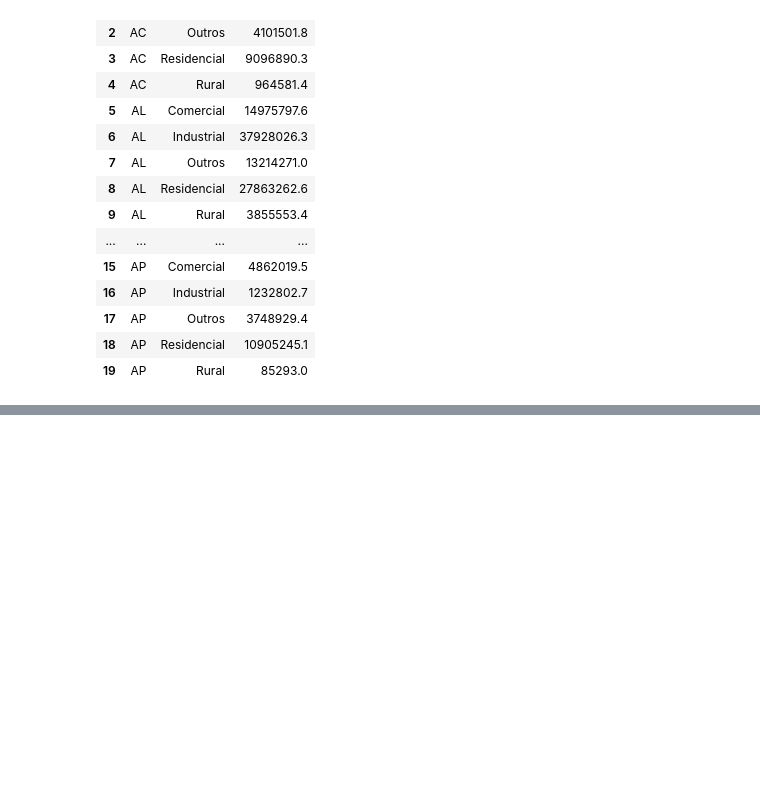
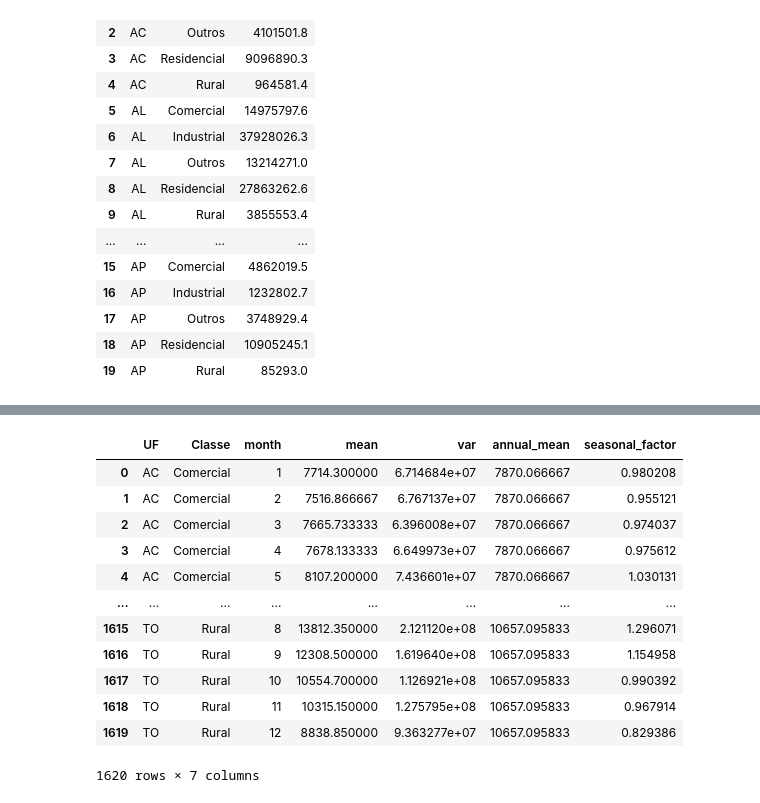
Before and after one commit to carbon-footprint-analysis/carbon-footprint-analysis, a Jupyter notebook: notebooks/eda.ipynb, the cells around one changed output, grey strips where cells are left out. Cells and saved outputs as stored; diff of their text form; code cells hidden in the pictures; blank space fills up the shorter version.

```diff
--- a/notebooks/eda.ipynb
+++ b/notebooks/eda.ipynb
@@ -1016,0 +1190,41 @@ memory usage: 61.0+ MB
+# %%
+monthly_stats = (
+    df_epe
+    .groupby(['UF','Classe','month'])['Consumo']
+    .agg(['mean','var'])
+    .reset_index()
+)
+# %%
+annual_mean = (
+    df_epe
+    .groupby(['UF','Classe'])['Consumo']
+    .mean()
+    .reset_index()
+    .rename(columns={'Consumo':'annual_mean'})
+)
+# %%
+monthly_stats = monthly_stats.merge(
+    annual_mean,
+    on=['UF','Classe']
+)
+# %%
+monthly_stats['seasonal_factor'] = (
+    monthly_stats['mean'] /
+    monthly_stats['annual_mean']
+)
+# %%
+monthly_stats
+# %% [output]
+|  | UF | Classe | month | mean | var | annual_mean | seasonal_factor |
+| 0 | AC | Comercial | 1 | 7714.300000 | 6.714684e+07 | 7870.066667 | 0.980208 |
+| 1 | AC | Comercial | 2 | 7516.866667 | 6.767137e+07 | 7870.066667 | 0.955121 |
+| 2 | AC | Comercial | 3 | 7665.733333 | 6.396008e+07 | 7870.066667 | 0.974037 |
+| 3 | AC | Comercial | 4 | 7678.133333 | 6.649973e+07 | 7870.066667 | 0.975612 |
+| 4 | AC | Comercial | 5 | 8107.200000 | 7.436601e+07 | 7870.066667 | 1.030131 |
+| ... | ... | ... | ... | ... | ... | ... | ... |
+| 1615 | TO | Rural | 8 | 13812.350000 | 2.121120e+08 | 10657.095833 | 1.296071 |
+| 1616 | TO | Rural | 9 | 12308.500000 | 1.619640e+08 | 10657.095833 | 1.154958 |
+| 1617 | TO | Rural | 10 | 10554.700000 | 1.126921e+08 | 10657.095833 | 0.990392 |
+| 1618 | TO | Rural | 11 | 10315.150000 | 1.275795e+08 | 10657.095833 | 0.967914 |
+| 1619 | TO | Rural | 12 | 8838.850000 | 9.363277e+07 | 10657.095833 | 0.829386 |
+1620 rows × 7 columns
```
Also changed, not shown: parts of 41 cells of this notebook, 2 other files.
